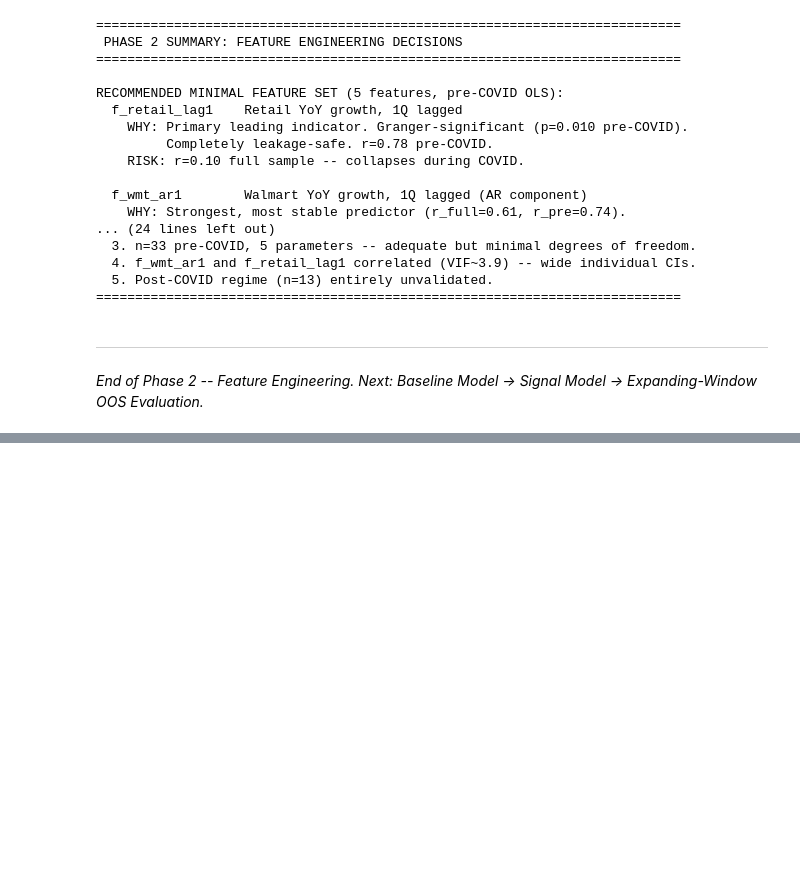
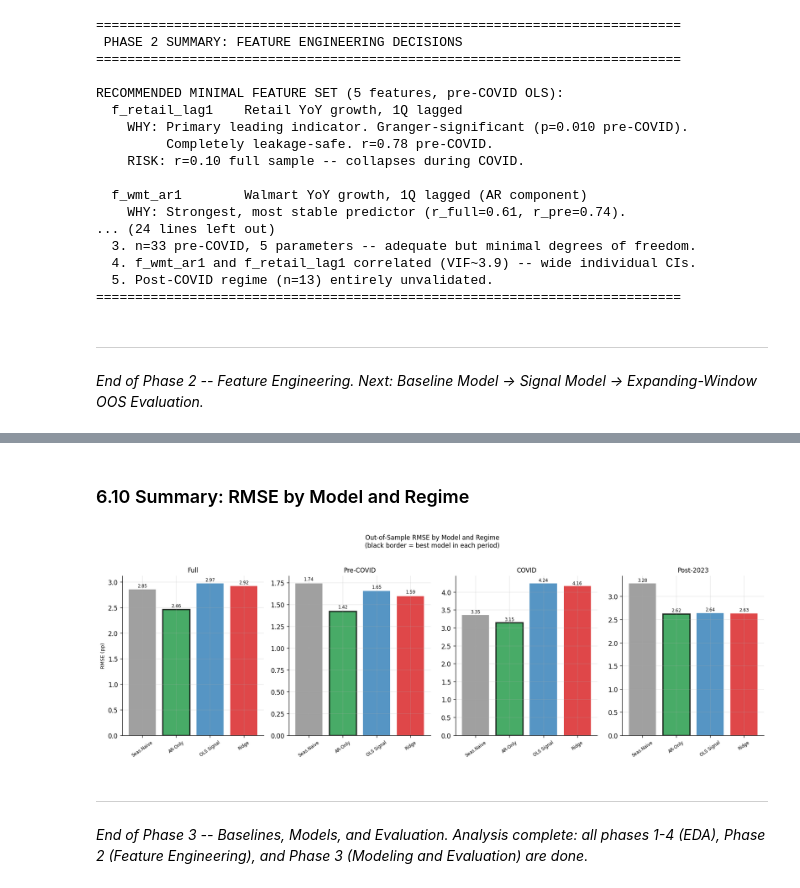
Before and after one commit to Pavan789bhanu/Analysis, a Jupyter notebook: analysis.ipynb, the cells around one changed output, grey strips where cells are left out. Drawn from its saved outputs; the diff is of its cells as text; code cells hidden in the pictures; blank space fills up the shorter version.

```diff
--- a/analysis.ipynb
+++ b/analysis.ipynb
@@ -1849,0 +2520,40 @@ RECOMMENDED MINIMAL FEATURE SET (5 features, pre-COVID OLS):
+# %% [markdown]
+### 6.10 Summary: RMSE by Model and Regime
+# %%
+# Summary bar chart: RMSE by model and regime
+summary_data = {}
+for period, sub in [("Full",res), ("Pre-COVID",res[res["regime"]=="Pre"]),
+                    ("COVID",res[res["regime"]=="COVID"]),
+                    ("Post-2023",res[res["regime"]=="Post"])]:
+    summary_data[period] = {}
+    for name, col in [("Seas.Naive","sn"),("AR-Only","ar"),("OLS Signal","ols"),("Ridge","ridge")]:
+        s = sub[["actual",col]].dropna()
+        summary_data[period][name] = get_metrics(s["actual"],s[col])["RMSE"] if len(s)>=2 else np.nan
+
+fig, axes = plt.subplots(1, 4, figsize=(15, 5), sharey=False)
+colors_bar = [GRAY, GREEN, BLUE, ORANGE]
+for ax, (period, vals) in zip(axes, summary_data.items()):
+    names = list(vals.keys())
+    rmses = [vals[n] for n in names]
+    bars = ax.bar(names, rmses, color=colors_bar, alpha=0.8)
+    ax.set_title(period, fontsize=10)
+    ax.set_ylabel("RMSE (pp)" if ax==axes[0] else "", fontsize=8)
+    ax.tick_params(axis="x", rotation=35, labelsize=7)
+    for bar, v in zip(bars, rmses):
+        if not np.isnan(v):
+            ax.text(bar.get_x()+bar.get_width()/2, v+0.02, f"{v:.2f}",
+                    ha="center", va="bottom", fontsize=7)
+    # Highlight the winner
+    best_idx = int(np.nanargmin(rmses))
+    bars[best_idx].set_edgecolor("black"); bars[best_idx].set_linewidth(2)
+
+plt.suptitle("Out-of-Sample RMSE by Model and Regime\n(black border = best model in each period)",
+             fontsize=10, y=1.02)
+plt.tight_layout()
+plt.savefig("fig14_rmse_summary.png", bbox_inches="tight")
+plt.show()
+# %% [output]
+[figure, added]
+# %% [markdown]
+---
+*End of Phase 3 -- Baselines, Models, and Evaluation. Analysis complete: all phases 1-4 (EDA), Phase 2 (Feature Engineering), and Phase 3 (Modeling and Evaluation) are done.*
```
Also changed, not shown: parts of 21 cells of this notebook, 7 other files.
